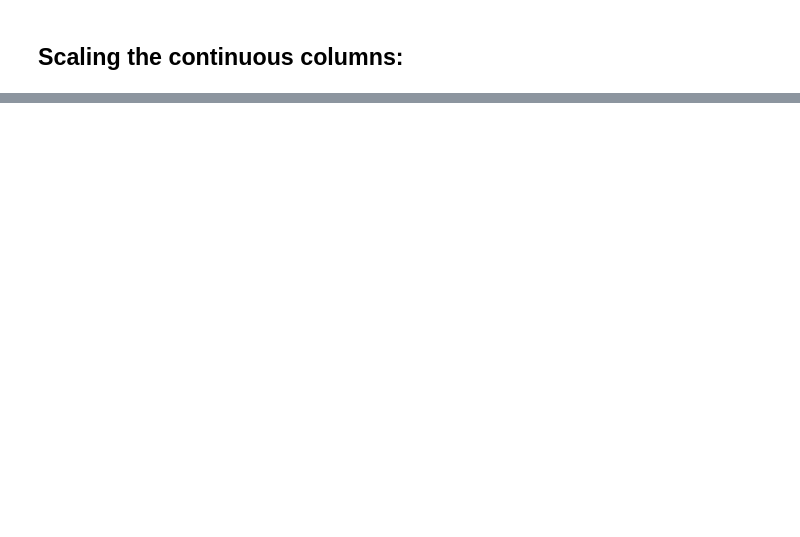
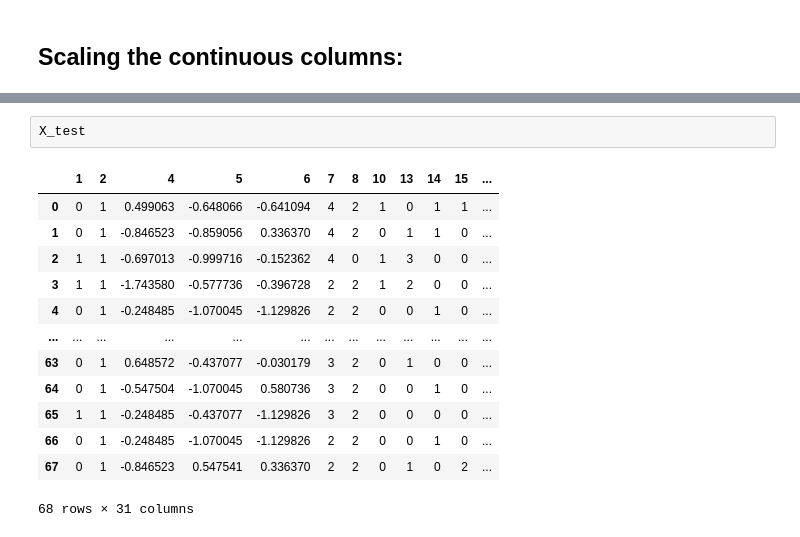
Before and after one commit to piotr-druzdzel/Horse-Colic-KNN-Imputation, a Jupyter notebook: KNN-Imputation.ipynb, the cells around one changed output, grey strips where cells are left out. Drawn from its saved outputs; the diff is of its cells as text; blank space fills up the shorter version.

```diff
--- a/KNN-Imputation.ipynb
+++ b/KNN-Imputation.ipynb
@@ -781,0 +864,16 @@ continuous_columns
+# %%
+X_test
+# %% [output]
+|  | 1 | 2 | 4 | 5 | 6 | 7 | 8 | 10 | 13 | 14 | 15 | ... |
+| 0 | 0 | 1 | 0.499063 | -0.648066 | -0.641094 | 4 | 2 | 1 | 0 | 1 | 1 | ... |
+| 1 | 0 | 1 | -0.846523 | -0.859056 | 0.336370 | 4 | 2 | 0 | 1 | 1 | 0 | ... |
+| 2 | 1 | 1 | -0.697013 | -0.999716 | -0.152362 | 4 | 0 | 1 | 3 | 0 | 0 | ... |
+| 3 | 1 | 1 | -1.743580 | -0.577736 | -0.396728 | 2 | 2 | 1 | 2 | 0 | 0 | ... |
+| 4 | 0 | 1 | -0.248485 | -1.070045 | -1.129826 | 2 | 2 | 0 | 0 | 1 | 0 | ... |
+| ... | ... | ... | ... | ... | ... | ... | ... | ... | ... | ... | ... | ... |
+| 63 | 0 | 1 | 0.648572 | -0.437077 | -0.030179 | 3 | 2 | 0 | 1 | 0 | 0 | ... |
+| 64 | 0 | 1 | -0.547504 | -1.070045 | 0.580736 | 3 | 2 | 0 | 0 | 1 | 0 | ... |
+| 65 | 1 | 1 | -0.248485 | -0.437077 | -1.129826 | 3 | 2 | 0 | 0 | 0 | 0 | ... |
+| 66 | 0 | 1 | -0.248485 | -1.070045 | -1.129826 | 2 | 2 | 0 | 0 | 1 | 0 | ... |
+| 67 | 0 | 1 | -0.846523 | 0.547541 | 0.336370 | 2 | 2 | 0 | 1 | 0 | 2 | ... |
+68 rows × 31 columns
```
Also changed, not shown: parts of 16 cells of this notebook.
